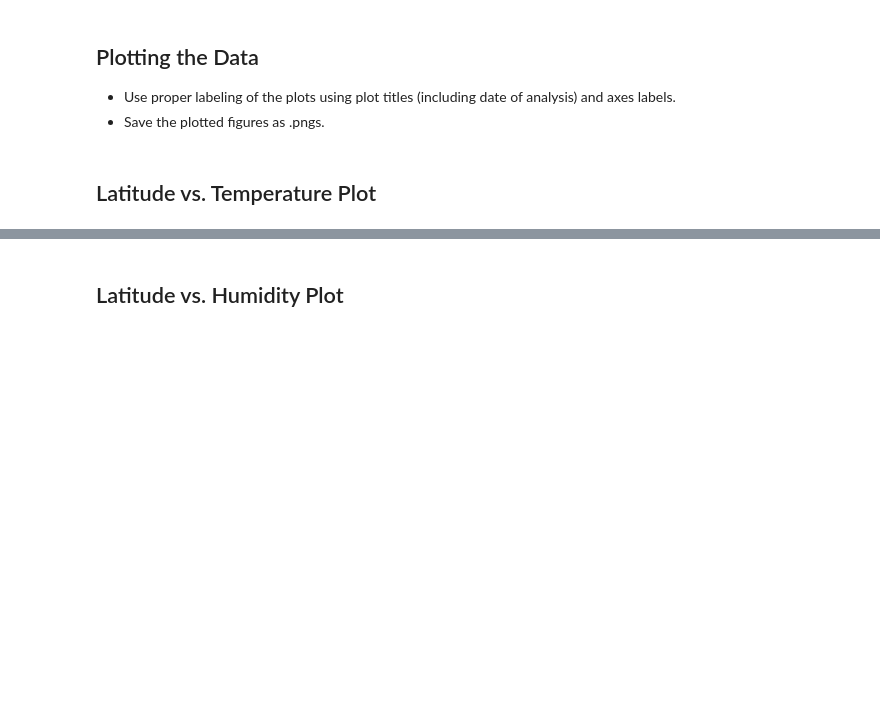
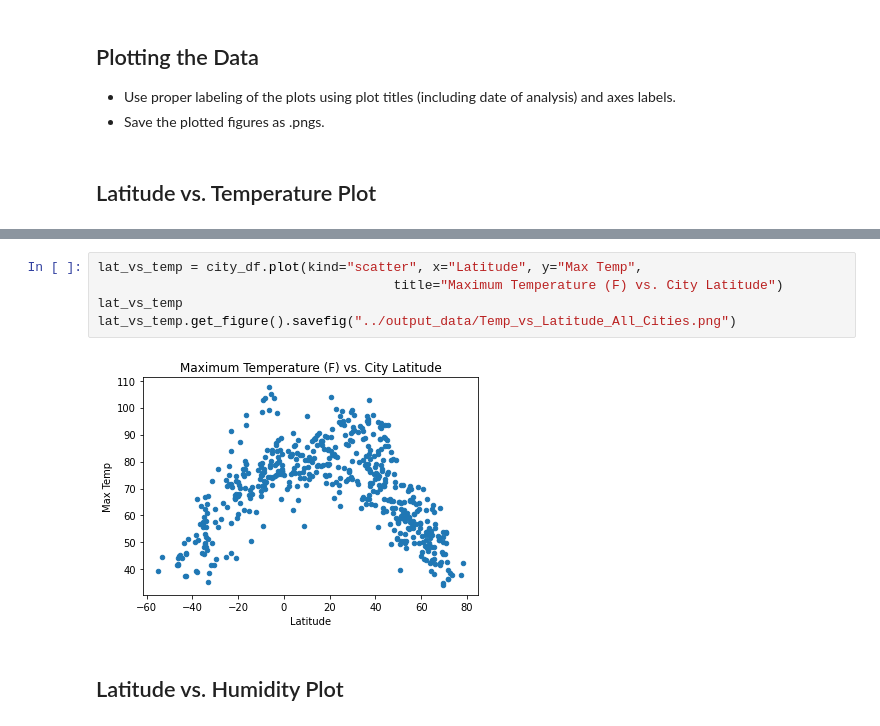
Before and after one commit to 86burke/python-api-challenge, a Jupyter notebook: Instructions/starter_code/WeatherPy.ipynb, the cells around one changed output, grey strips where cells are left out. Drawn from its saved outputs; the diff is of its cells as text; blank space fills up the shorter version.

```diff
--- a/Instructions/starter_code/WeatherPy.ipynb
+++ b/Instructions/starter_code/WeatherPy.ipynb
@@ -193,3 +196,10 @@ Int64Index([], dtype='int64')
+# %%
+lat_vs_temp = city_df.plot(kind="scatter", x="Latitude", y="Max Temp",
+                                      title="Maximum Temperature (F) vs. City Latitude")
+lat_vs_temp
+lat_vs_temp.get_figure().savefig("../output_data/Temp_vs_Latitude_All_Cities.png")
+# %% [output]
+[figure, added]
 # %% [markdown]
 ## Latitude vs. Humidity Plot
 # %%
```
Also changed, not shown: parts of 5 cells of this notebook, 1 other file.
